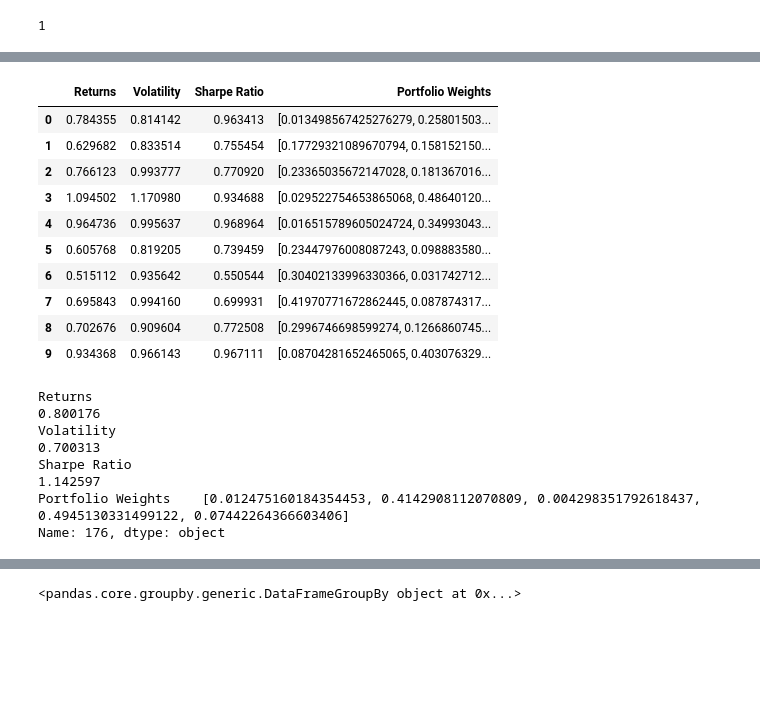
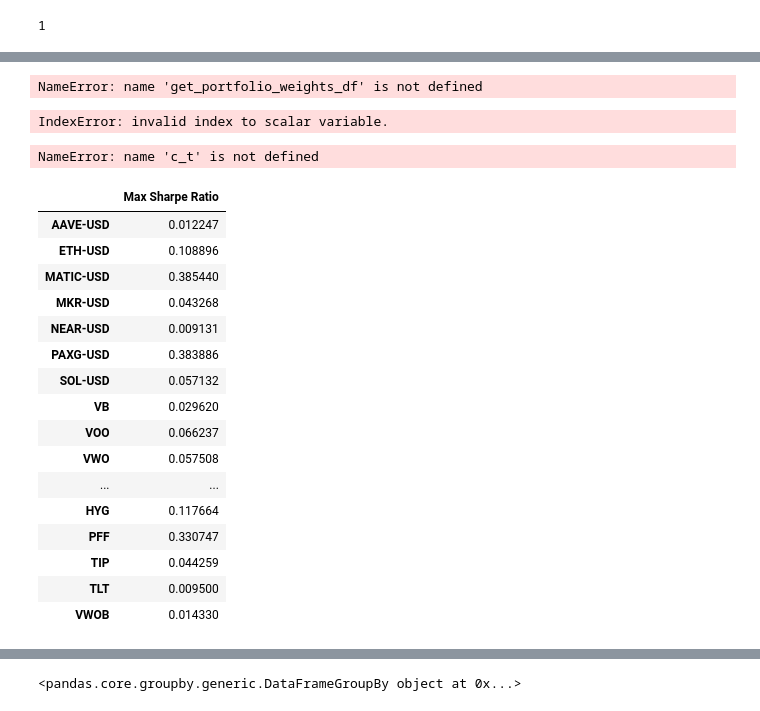
Before and after one commit to Xipilscode/CAPTS-Comprehensive_Allocation_and_Portfolio_Trading_Solution, a Jupyter notebook: capts.ipynb, the cells around one changed output, grey strips where cells are left out. Cells and saved outputs as stored; diff of their text form; code cells hidden in the pictures; blank space fills up the shorter version.

```diff
--- a/capts.ipynb
+++ b/capts.ipynb
@@ -1213,0 +1886,6 @@ bonds_simulations_df = pd.DataFrame(data=bonds_simulations_data).T
+# %%
+# Define tickers selected for each asset class
+max_comb_selected_tickers = crypto_results.columns.tolist()
+min_comb_selected_tickers = stocks_results.columns.tolist()
+commodities_selected_tickers = commodities_results.columns.tolist()
+bonds_selected_tickers = bonds_results.columns.tolist()
@@ -1214,26 +1944,46 @@ bonds_simulations_df = pd.DataFrame(data=bonds_simulations_data).T
+# %%
+# For max sharpe ratio portfolios
+crypto_max_sharpe_ratio_weights = get_combined_weights_df(crypto_results, crypto_max_sharpe_ratio['Portfolio Weights'], crypto_selected_tickers)
+stocks_max_sharpe_ratio_weights = get_combined_weights_df(stocks_results, stocks_max_sharpe_ratio['Portfolio Weights'], stocks_selected_tickers)
+commodities_max_sharpe_ratio_weights = get_combined_weights_df(commodities_results, commodities_max_sharpe_ratio['Portfolio Weights'], commodities_selected_tickers)
+bonds_max_sharpe_ratio_weights = get_combined_weights_df(bonds_results, bonds_max_sharpe_ratio['Portfolio Weights'], bonds_selected_tickers)
+# %% [output]
+NameError: name 'get_portfolio_weights_df' is not defined
+# %%
+# For min volatility portfolios
+crypto_min_volatility_weights = get_combined_weights_df(crypto_results, crypto_min_volatility['Portfolio Weights'], crypto_selected_tickers)
+stocks_min_volatility_weights = get_combined_weights_df(stocks_results, stocks_min_volatility['Portfolio Weights'], stocks_selected_tickers)
+commodities_min_volatility_weights = get_combined_weights_df(commodities_results, commodities_min_volatility['Portfolio Weights'], commodities_selected_tickers)
+bonds_min_volatility_weights = get_combined_weights_df(bonds_results, bonds_min_volatility['Portfolio Weights'], bonds_selected_tickers)
+# %% [output]
+IndexError: invalid index to scalar variable.
+# %%
+#Concatenate the max sharpe ratio
+max_sharpe_combined_weights = pd.concat([crypto_max_sharpe_ratio_weights, stocks_max_sharpe_ratio_weights, commodities_max_sharpe_ratio_weights, bonds_max_sharpe_ratio_weights], axis=1)
 # %%
-# Give the columns names for crypto
-crypto_simulations_df.columns = [
-    'Returns',
-    'Volatility',
-    'Sharpe Ratio',
-    'Portfolio Weights'
-]
-
-# Make sure the data types are correct, we don't want our floats to be strings.
-# Infer data types to convert columns with mixed data types to their appropriate data types.
-crypto_simulations_df = crypto_simulations_df.infer_objects()
+#Drop the Total weights column
+max_sharpe_combined_weights = max_sharpe_combined_weights.drop('Total Weight', axis=1)
+# %%
+data.loc[('crypto',c_t),:].groupby(['Ticker','Date'])
+# %% [output]
+NameError: name 'c_t' is not defined
 # %%
-crypto_simulations_df.head(10)
+max_sharpe_combined_weights.T
 # %% [output]
-|  | Returns | Volatility | Sharpe Ratio | Portfolio Weights |
-| 0 | 0.784355 | 0.814142 | 0.963413 | [0.013498567425276279, 0.25801503... |
-| 1 | 0.629682 | 0.833514 | 0.755454 | [0.17729321089670794, 0.158152150... |
-| 2 | 0.766123 | 0.993777 | 0.770920 | [0.23365035672147028, 0.181367016... |
-| 3 | 1.094502 | 1.170980 | 0.934688 | [0.029522754653865068, 0.48640120... |
-| 4 | 0.964736 | 0.995637 | 0.968964 | [0.016515789605024724, 0.34993043... |
-| 5 | 0.605768 | 0.819205 | 0.739459 | [0.23447976008087243, 0.098883580... |
-| 6 | 0.515112 | 0.935642 | 0.550544 | [0.30402133996330366, 0.031742712... |
-| 7 | 0.695843 | 0.994160 | 0.699931 | [0.41970771672862445, 0.087874317... |
-| 8 | 0.702676 | 0.909604 | 0.772508 | [0.2996746698599274, 0.1266860745... |
-| 9 | 0.934368 | 0.966143 | 0.967111 | [0.08704281652465065, 0.403076329... |
+|  | Max Sharpe Ratio |
+| AAVE-USD | 0.012247 |
+| ETH-USD | 0.108896 |
+| MATIC-USD | 0.385440 |
+| MKR-USD | 0.043268 |
+| NEAR-USD | 0.009131 |
+| PAXG-USD | 0.383886 |
+| SOL-USD | 0.057132 |
+| VB | 0.029620 |
+| VOO | 0.066237 |
+| VWO | 0.057508 |
+| ... | ... |
+| HYG | 0.117664 |
+| PFF | 0.330747 |
+| TIP | 0.044259 |
+| TLT | 0.009500 |
+| VWOB | 0.014330 |
@@ -1263,8 +1989,0 @@ crypto_min_volatility_row = pd.Series({
-# %%
-crypto_max_sharpe_ratio
-# %% [output]
-Returns                                                                                                               0.800176
-Volatility                                                                                                            0.700313
-Sharpe Ratio                                                                                                          1.142597
-Portfolio Weights    [0.012475160184354453, 0.4142908112070809, 0.004298351792618437, 0.4945130331499122, 0.07442264366603406]
-Name: 176, dtype: object
```
Also changed, not shown: parts of 120 cells of this notebook.
